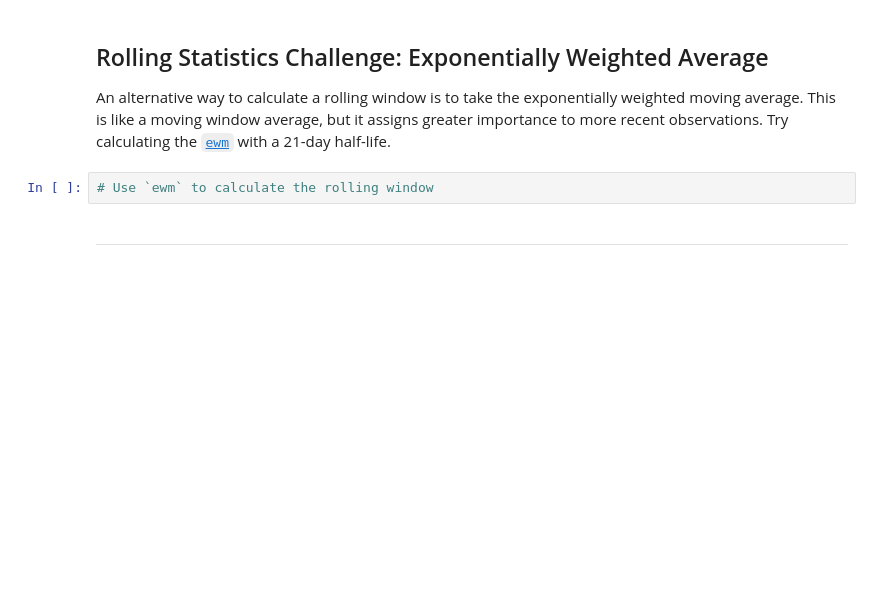
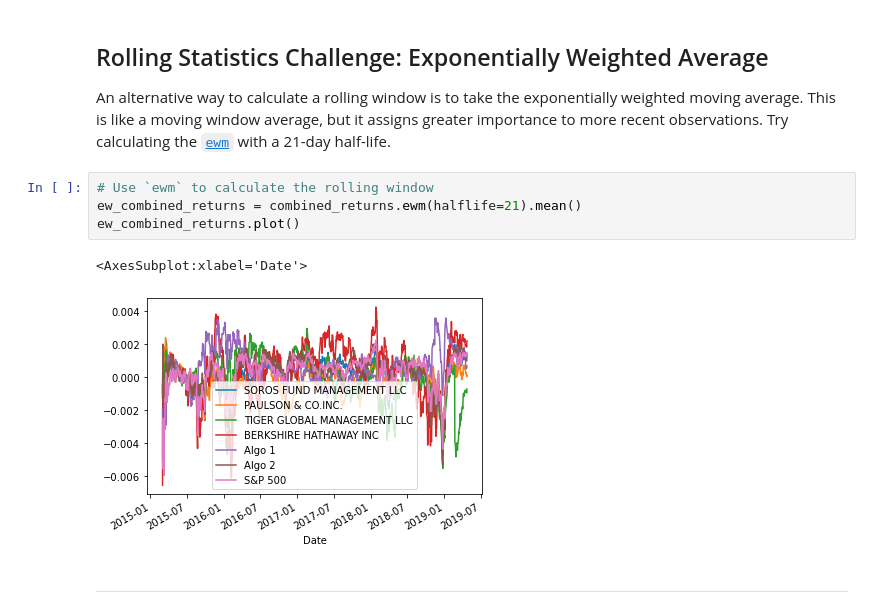
Before and after one commit to ankurgoel77/hw4-whale, a Jupyter notebook: whale_analysis.ipynb, the cells around one changed output. Cells and saved outputs as stored; diff of their text form; blank space fills up the shorter version.

```diff
--- a/whale_analysis.ipynb
+++ b/whale_analysis.ipynb
@@ -324,6 +347,11 @@ Risk changes over time. Analyze the rolling statistics for Risk and Beta.
 An alternative way to calculate a rolling window is to take the exponentially weighted moving average. This is like a moving window average, but it assigns greater importance to more recent observations. Try calculating the [`ewm`](https://pandas.pydata.org/pandas-docs/stable/reference/api/pandas.DataFrame.ewm.html) with a 21-day half-life.
 # %%
 # Use `ewm` to calculate the rolling window
+ew_combined_returns = combined_returns.ewm(halflife=21).mean()
+ew_combined_returns.plot()
+# %% [output]
+<AxesSubplot:xlabel='Date'>
+[figure, added]
 # %% [markdown]
 ---
 # %% [markdown]
```
Also changed, not shown: parts of 5 cells of this notebook.
